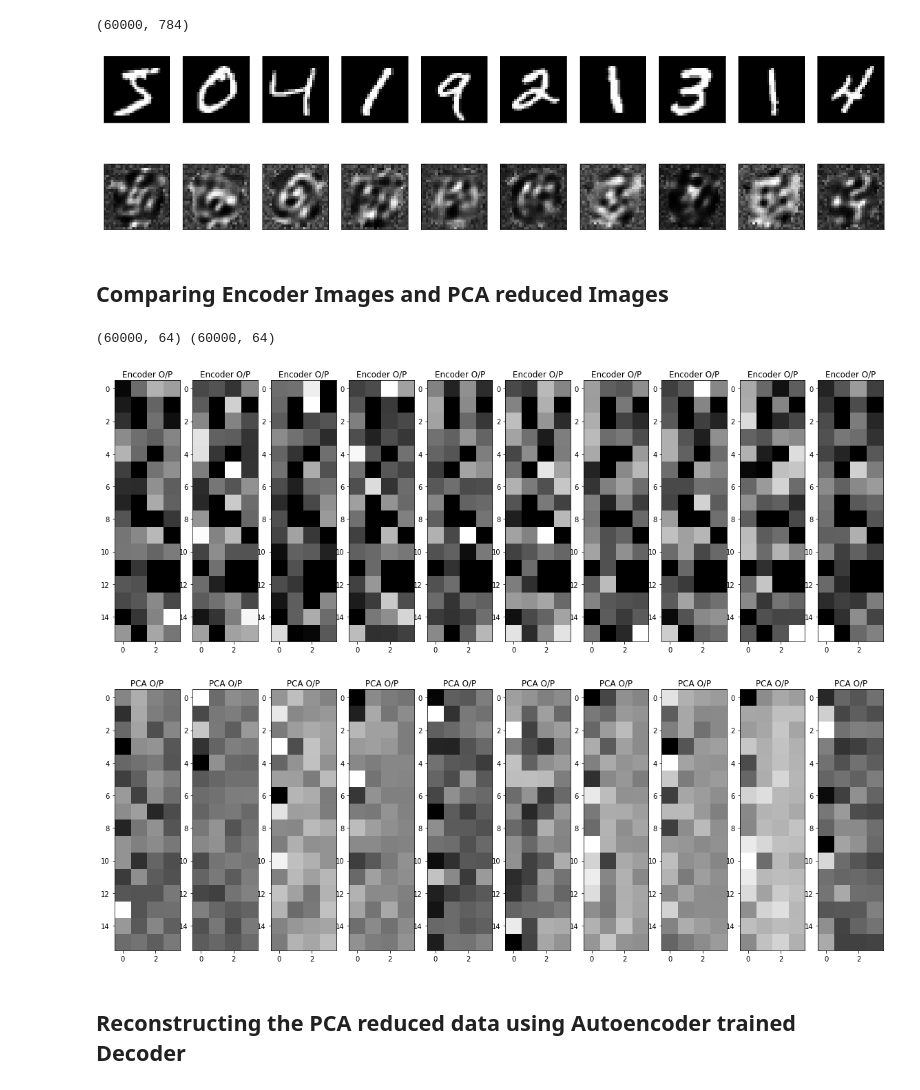
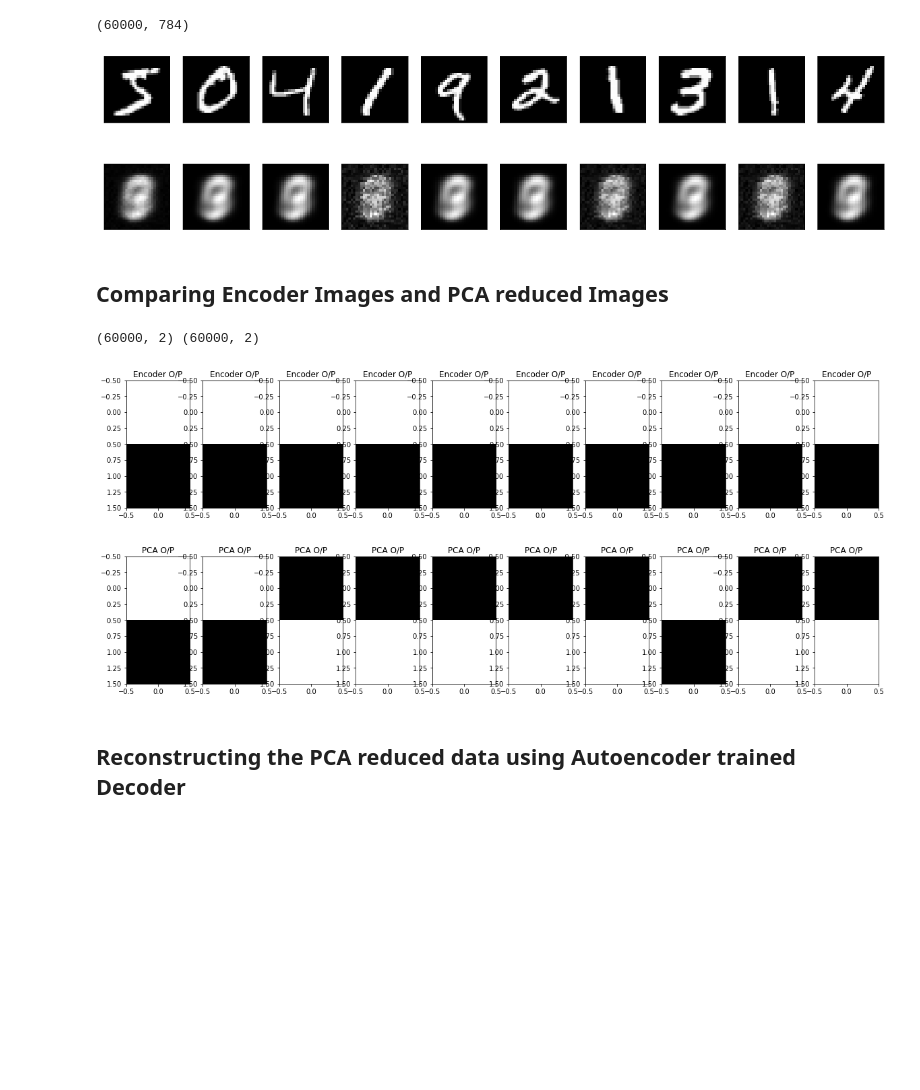
Before and after one commit to Vaibhav11002/MTech-Thesis-IITH, a Jupyter notebook: Autoencoders/AUTOENCODERS.ipynb, the cells around one changed output. Drawn from its saved outputs; the diff is of its cells as text; code cells hidden in the pictures; blank space fills up the shorter version.

```diff
--- a/Autoencoders/AUTOENCODERS.ipynb
+++ b/Autoencoders/AUTOENCODERS.ipynb
@@ -79,7 +79,7 @@ plt.plot(X_train[0])
 # Vanilla Autoencoder Implementation
 # %%
 input_size = 784
-hidden_size = 64
+hidden_size = 2 #64
 output_size = 784
 # %%
 x = Input(shape=(input_size,))
@@ -188,7 +174,7 @@ n = 10
 plt.figure(figsize=(20, 8))
 for i in range(n):
     ax = plt.subplot(1, n, i+1)
-    plt.imshow(encoded_images[i].reshape(4, 16).T)
+    plt.imshow(encoded_images[i].reshape(1, 2).T)
     plt.gray()
 plt.show()
 # %% [output]
@@ -360,6 +346,6 @@ plt.show()
 # %% [output]
 [figure]
 # %%
-pca = PCA(n_components=64) # components to keep 64 -> 8*8 dimensional data
+pca = PCA(n_components=2)#64) # components to keep 64 -> 8*8 dimensional data
 pca.fit(X_train)
 # %% [output]
@@ -476,7 +409,7 @@ n = 10
 plt.figure(figsize=(20, 8))
 for i in range(n):
     ax = plt.subplot(1, n, i+1)
-    plt.imshow(X_train_pca[i].reshape(8, 8).T)
+    plt.imshow(X_train_pca[i].reshape(1, 2).T)
     plt.gray()
 plt.show()
 
@@ -537,33 +470,33 @@ for i in range(n):
 
 plt.show()
 # %% [output]
-[figure, old version]
+[figure, new version]
 # %% [markdown]
 ## Comparing Encoder Images and PCA reduced Images
 # %%
 print(encoded_train_img.shape, X_train_pca.shape)
 # %% [output]
-(60000, 64) (60000, 64)
+(60000, 2) (60000, 2)
 # %%
 n = 10
 plt.figure(figsize=(20, 8))
 for i in range(n):
     ax = plt.subplot(1, n, i+1)
     plt.title('Encoder O/P')
-    plt.imshow(encoded_train_img[i].reshape(4, 16).T)
+    plt.imshow(encoded_train_img[i].reshape(1, 2).T)
     plt.gray()
 plt.show()
 
 plt.figure(figsize=(20, 8))
 for i in range(n):
     ax = plt.subplot(1, n, i+1)
     plt.title('PCA O/P')
-    plt.imshow(X_train_pca[i].reshape(4, 16).T)
+    plt.imshow(X_train_pca[i].reshape(1, 2).T)
     plt.gray()
 plt.show()
 # %% [output]
-[figure, old version]
+[figure, new version]
-[figure, old version]
+[figure, new version]
 # %% [markdown]
 ## Reconstructing the PCA reduced data using Autoencoder trained Decoder
 # %% [markdown]
```
Also changed, not shown: parts of 26 cells of this notebook, 5 other files.
